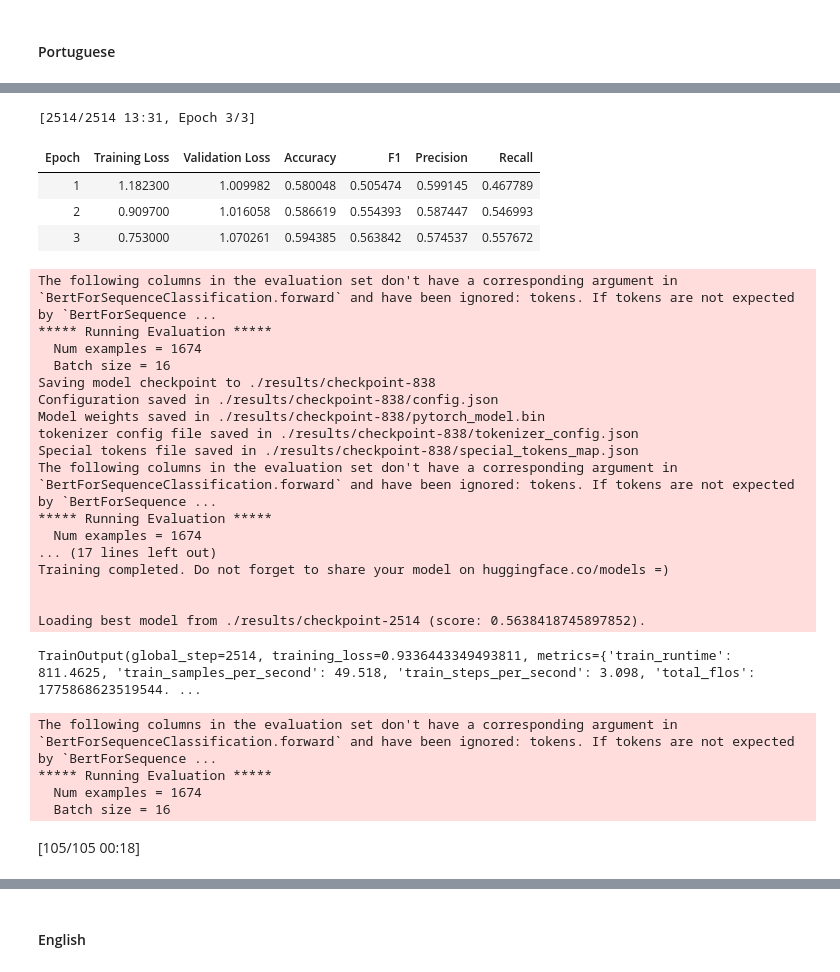
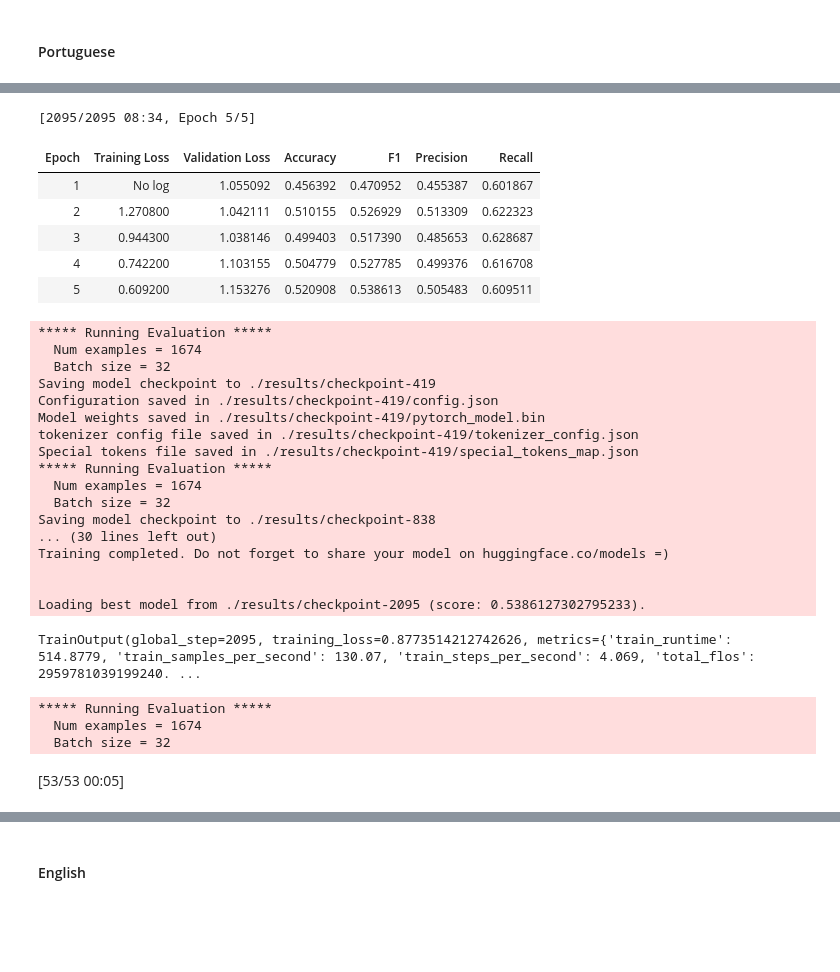
Before and after one commit to g-batalhao-a/PLN, a Jupyter notebook: Project/Assignment2/multilingual.ipynb, the cells around one changed output, grey strips where cells are left out. Cells and saved outputs as stored; diff of their text form; code cells hidden in the pictures; blank space fills up the shorter version.

Commit message:
Final run with new arguments

```diff
--- a/Project/Assignment2/multilingual.ipynb
+++ b/Project/Assignment2/multilingual.ipynb
@@ -164,8 +188,10 @@ Since we want to use the model for classification, we should load it with an app
 # %%
 from transformers import AutoModelForSequenceClassification
 
-def get_model(name):
-    model = AutoModelForSequenceClassification.from_pretrained(name, num_labels=5)
+model_name = "bert-base-multilingual-cased"
+
+def get_model():
+    model = AutoModelForSequenceClassification.from_pretrained(model_name, num_labels=5)
     model.cuda() # Use GPU
 
     return model
@@ -178,6 +204,21 @@ There are several aspects of training that you can specify via [TrainingArgument
 from transformers import TrainingArguments, Trainer
 from sklearn.metrics import precision_recall_fscore_support, accuracy_score
 import numpy as np
+from transformers import DataCollatorWithPadding
+from torch import nn, tensor
+
+class CustomTrainer(Trainer):
+    def compute_loss(self, model, inputs, return_outputs=False):
+        #inputs = inputs.to(device)
+        labels = inputs.get("labels")
+        # forward pass
+        outputs = model(**inputs)
+        logits = outputs.get("logits")
+        # compute custom loss (5 labels with different weight)
+        loss_fct = nn.CrossEntropyLoss(weight=tensor([0.41, 2.37, 1.15, 0.92, 5.01]))
+        loss_fct.cuda()
+        loss = loss_fct(logits.view(-1, self.model.config.num_labels), labels.view(-1))
+        return (loss, outputs) if return_outputs else loss
 
 def compute_metrics(pred):
     labels = pred.label_ids
@@ -194,11 +235,13 @@ def compute_metrics(pred):
 def get_trainingArgs():
     return TrainingArguments(
         output_dir="./results",
+        per_device_train_batch_size=32,
+        per_device_eval_batch_size=32,
+        fp16=True,
         learning_rate=2e-5,
-        per_device_train_batch_size=16,
-        per_device_eval_batch_size=16,
-        num_train_epochs=3  ,
+        num_train_epochs=5,
         weight_decay=0.01,
+        seed=42,
         data_seed=42,
         evaluation_strategy="epoch",
         save_strategy="epoch",
@@ -206,9 +249,9 @@ def get_trainingArgs():
         metric_for_best_model="f1"
     )
 
-def get_trainer(model_, args_, train_dataset_, eval_dataset_, tokenizer_, data_collator_, compute_metrics_):
-    return Trainer(
-        model=model_,
+def get_trainer(model_init_, args_, train_dataset_, eval_dataset_, tokenizer_, data_collator_, compute_metrics_):
+    return CustomTrainer(
+        model_init=model_init_,
         args=args_,
         train_dataset=train_dataset_,
         eval_dataset=eval_dataset_,
@@ -222,15 +265,12 @@ def get_trainer(model_, args_, train_dataset_, eval_dataset_, tokenizer_, data_c
 from transformers import DataCollatorWithPadding
 from IPython.display import display
 
-model_name = "bert-base-multilingual-cased"
-
 tokenizer = get_tokenizer(model_name)
 tokenized_dataset = get_tokenized_data(train_valid_test_dataset)
-model = get_model(model_name)
 
 def train_model(train_dataset_, lang='all'):
   trainer = get_trainer(
-    model,
+    get_model,
     get_trainingArgs(),
     train_dataset_,
     tokenized_dataset['validation'],
@@ -290,5 +295,5 @@ You should probably TRAIN this model on a down-stream task to be able to use it
 # %% [markdown]
 #### Portuguese
 # %%
-train_model(train_dataset_=tokenized_dataset['pt'], lang='pt')
+train_model(train_dataset_=tokenized_dataset['train_pt'], lang='pt')
 # %% [output]
@@ -305,28 +317,29 @@ The following columns in the training set don't have a corresponding argument in
-[2514/2514 13:31, Epoch 3/3]
+[2095/2095 08:34, Epoch 5/5]
 | Epoch | Training Loss | Validation Loss | Accuracy | F1 | Precision | Recall |
-| 1 | 1.182300 | 1.009982 | 0.580048 | 0.505474 | 0.599145 | 0.467789 |
-| 2 | 0.909700 | 1.016058 | 0.586619 | 0.554393 | 0.587447 | 0.546993 |
-| 3 | 0.753000 | 1.070261 | 0.594385 | 0.563842 | 0.574537 | 0.557672 |
+| 1 | No log | 1.055092 | 0.456392 | 0.470952 | 0.455387 | 0.601867 |
+| 2 | 1.270800 | 1.042111 | 0.510155 | 0.526929 | 0.513309 | 0.622323 |
+| 3 | 0.944300 | 1.038146 | 0.499403 | 0.517390 | 0.485653 | 0.628687 |
+| 4 | 0.742200 | 1.103155 | 0.504779 | 0.527785 | 0.499376 | 0.616708 |
+| 5 | 0.609200 | 1.153276 | 0.520908 | 0.538613 | 0.505483 | 0.609511 |
-The following columns in the evaluation set don't have a corresponding argument in `BertForSequenceClassification.forward` and have been ignored: tokens. If tokens are not expected by `BertForSequence ...
 ***** Running Evaluation *****
   Num examples = 1674
-  Batch size = 16
-Saving model checkpoint to ./results/checkpoint-838
-Configuration saved in ./results/checkpoint-838/config.json
-Model weights saved in ./results/checkpoint-838/pytorch_model.bin
-tokenizer config file saved in ./results/checkpoint-838/tokenizer_config.json
-Special tokens file saved in ./results/checkpoint-838/special_tokens_map.json
-The following columns in the evaluation set don't have a corresponding argument in `BertForSequenceClassification.forward` and have been ignored: tokens. If tokens are not expected by `BertForSequence ...
+  Batch size = 32
+Saving model checkpoint to ./results/checkpoint-419
+Configuration saved in ./results/checkpoint-419/config.json
+Model weights saved in ./results/checkpoint-419/pytorch_model.bin
+tokenizer config file saved in ./results/checkpoint-419/tokenizer_config.json
+Special tokens file saved in ./results/checkpoint-419/special_tokens_map.json
 ***** Running Evaluation *****
   Num examples = 1674
-... (17 lines left out)
+  Batch size = 32
+Saving model checkpoint to ./results/checkpoint-838
+... (30 lines left out)
 Training completed. Do not forget to share your model on huggingface.co/models =)
 
 
-Loading best model from ./results/checkpoint-2514 (score: 0.5638418745897852).
+Loading best model from ./results/checkpoint-2095 (score: 0.5386127302795233).
-TrainOutput(global_step=2514, training_loss=0.9336443349493811, metrics={'train_runtime': 811.4625, 'train_samples_per_second': 49.518, 'train_steps_per_second': 3.098, 'total_flos': 1775868623519544. ...
+TrainOutput(global_step=2095, training_loss=0.8773514212742626, metrics={'train_runtime': 514.8779, 'train_samples_per_second': 130.07, 'train_steps_per_second': 4.069, 'total_flos': 2959781039199240. ...
-The following columns in the evaluation set don't have a corresponding argument in `BertForSequenceClassification.forward` and have been ignored: tokens. If tokens are not expected by `BertForSequence ...
 ***** Running Evaluation *****
   Num examples = 1674
-  Batch size = 16
+  Batch size = 32
-[105/105 00:18]
+[53/53 00:05]
```
Also changed, not shown: parts of 13 cells of this notebook, 4 other files.
